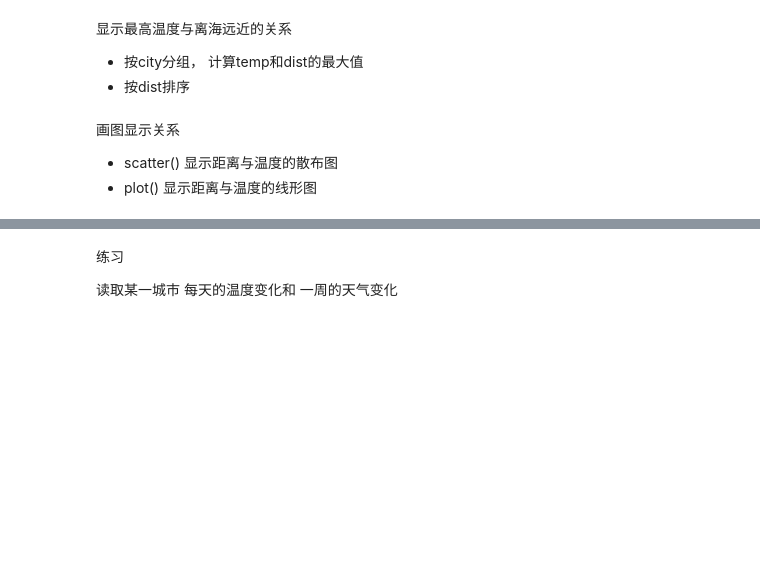
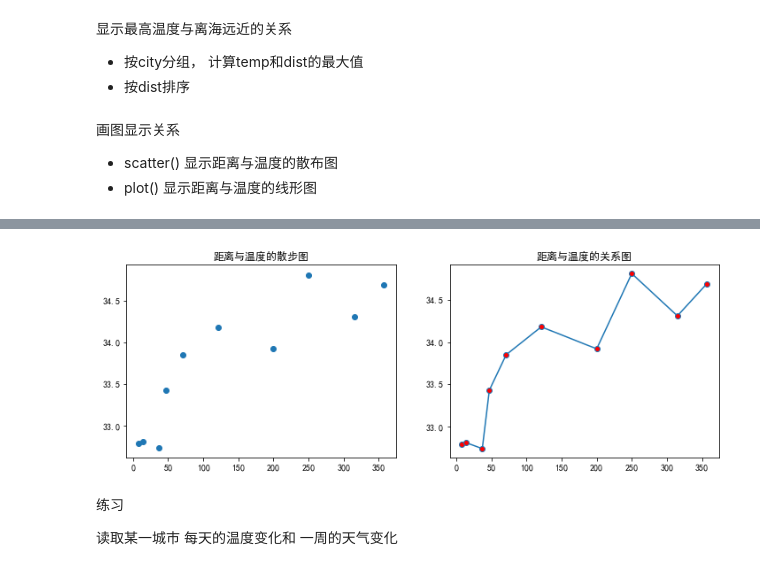
Before and after one commit to disenQF/05data, a Jupyter notebook: day07/海洋数据分析.ipynb, the cells around one changed output, grey strips where cells are left out. Saved outputs shown, nothing was run; the diff lists cells and outputs as text; code cells hidden in the pictures; blank space fills up the shorter version.

```diff
--- a/day07/海洋数据分析.ipynb
+++ b/day07/海洋数据分析.ipynb
@@ -18,0 +21,21 @@ plt.rcParams['axes.unicode_minus'] = False
+# %%
+csv_files = os.listdir('data')
+# 只获取到.csv文件
+# csv_files = list(filter(lambda f: f.endswith('.csv'),
+#                         csv_files))
+# print(csv_files)
+# df = pd.read_csv('data/bologna_150715.csv')
+# df.head()
+all_ = None
+existed_header = False
+for csv_file in filter(lambda f: f.endswith('.csv'),
+                       csv_files):
+    if not existed_header:
+        # 第一次创建头
+        all_ = DataFrame(pd.read_csv(f'data/{csv_file}'))
+        existed_header = True
+        print(all_.shape)
+    else:
+        # append()返回一个新的DataFrame
+        all_ = all_.append(pd.read_csv(f'data/{csv_file}'),
+                           ignore_index=True)
@@ -22,0 +67,3 @@ plt.rcParams['axes.unicode_minus'] = False
+# %%
+all_.drop('Unnamed: 0', axis=1, inplace=True)
+all_.head()
@@ -24,6 +98,9 @@ plt.rcParams['axes.unicode_minus'] = False
 显示最高温度与离海远近的关系
 - 按city分组， 计算temp和dist的最大值
 - 按dist排序
+# %%
+city_temp = all_.groupby('city')['temp', 'dist'].max()
+city_temp.sort_values('dist', inplace=True)
 # %% [markdown]
 画图显示关系
 - scatter() 显示距离与温度的散布图
@@ -31,3 +123,21 @@ plt.rcParams['axes.unicode_minus'] = False
+# %%
+# 获取图形对象
+fig = plt.figure(figsize=(12, 4))
+
+# 创建scatter子画布
+ax1 = fig.add_subplot(121)
+ax1.scatter(city_temp['dist'],
+            city_temp['temp'])
+ax1.set_title('距离与温度的散步图')
+
+ax2 = fig.add_subplot(122)
+ax2.plot(city_temp['dist'], city_temp['temp'],
+         marker='o', markerfacecolor='r')
+ax2.set_title('距离与温度的关系图')
+
+plt.show()
+# %% [output]
+[figure, added]
 # %% [markdown]
  练习
 
```
Also changed, not shown: parts of 34 cells of this notebook, 4 other files.
